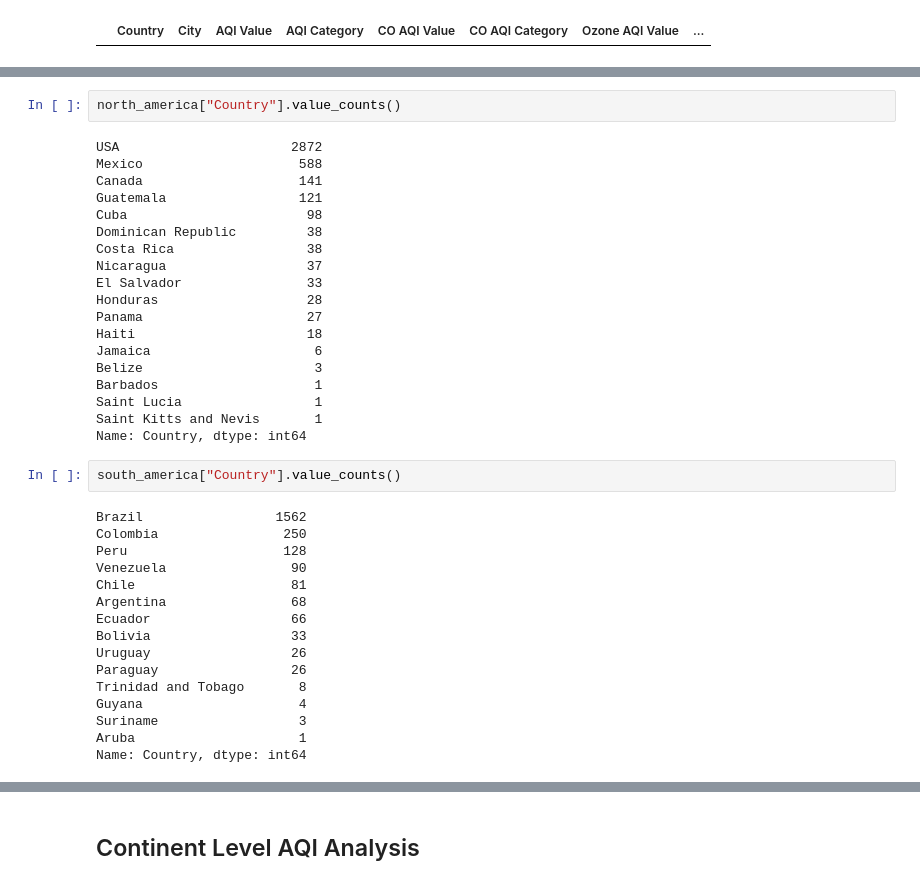
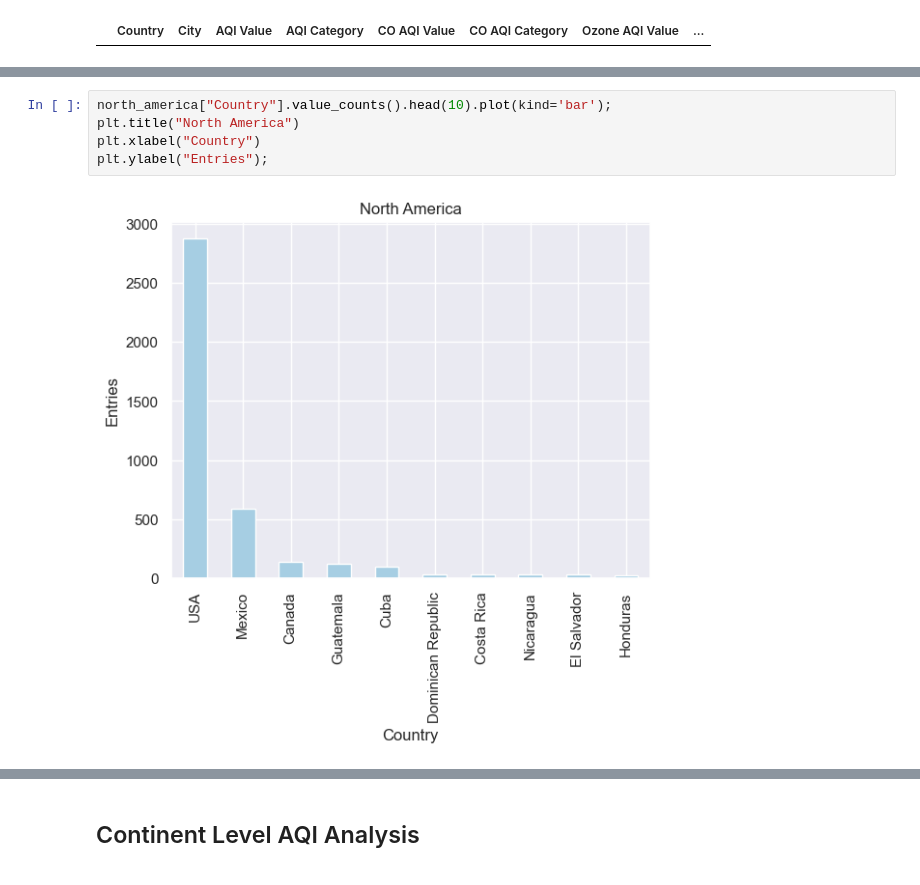
Before and after one commit to BSU04/Global-Air-Quality-Prediction, a Jupyter notebook: gap-eda.ipynb, the cells around one changed output, grey strips where cells are left out. Saved outputs shown, nothing was run; the diff lists cells and outputs as text.

```diff
--- a/gap-eda.ipynb
+++ b/gap-eda.ipynb
@@ -755,39 +742,7 @@ Name: Country, dtype: int64
 # %%
-north_america["Country"].value_counts()
+north_america["Country"].value_counts().head(10).plot(kind='bar');
+plt.title("North America")
+plt.xlabel("Country")
+plt.ylabel("Entries");
 # %% [output]
-USA                      2872
-Mexico                    588
-Canada                    141
-Guatemala                 121
-Cuba                       98
-Dominican Republic         38
-Costa Rica                 38
-Nicaragua                  37
-El Salvador                33
-Honduras                   28
-Panama                     27
-Haiti                      18
-Jamaica                     6
-Belize                      3
-Barbados                    1
-Saint Lucia                 1
-Saint Kitts and Nevis       1
-Name: Country, dtype: int64
+[figure, added]
-# %%
-south_america["Country"].value_counts()
-# %% [output]
-Brazil                 1562
-Colombia                250
-Peru                    128
-Venezuela                90
-Chile                    81
-Argentina                68
-Ecuador                  66
-Bolivia                  33
-Uruguay                  26
-Paraguay                 26
-Trinidad and Tobago       8
-Guyana                    4
-Suriname                  3
-Aruba                     1
-Name: Country, dtype: int64
```
Also changed, not shown: parts of 9 cells of this notebook.
